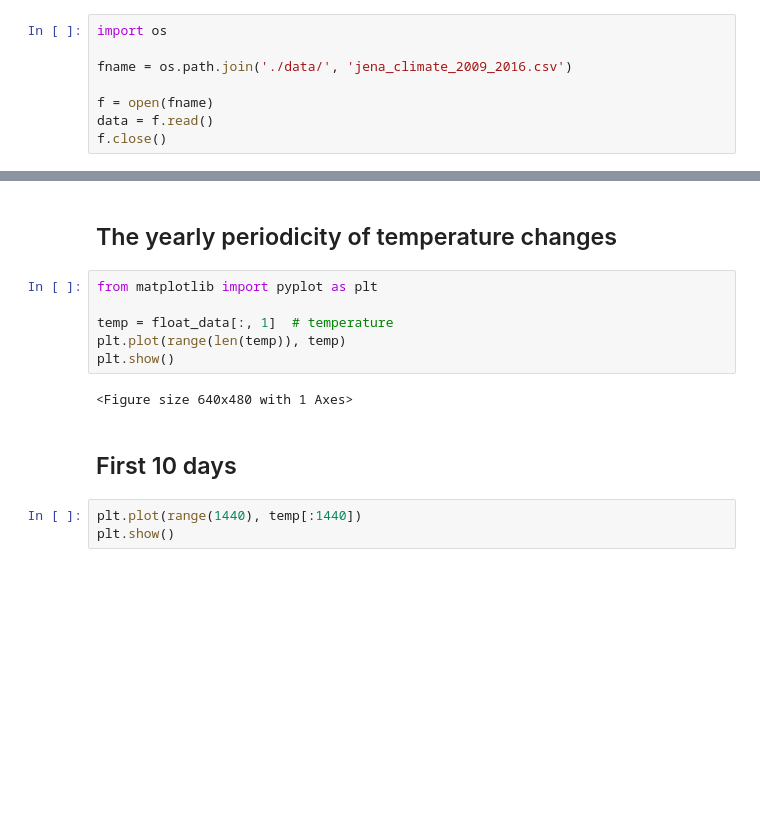
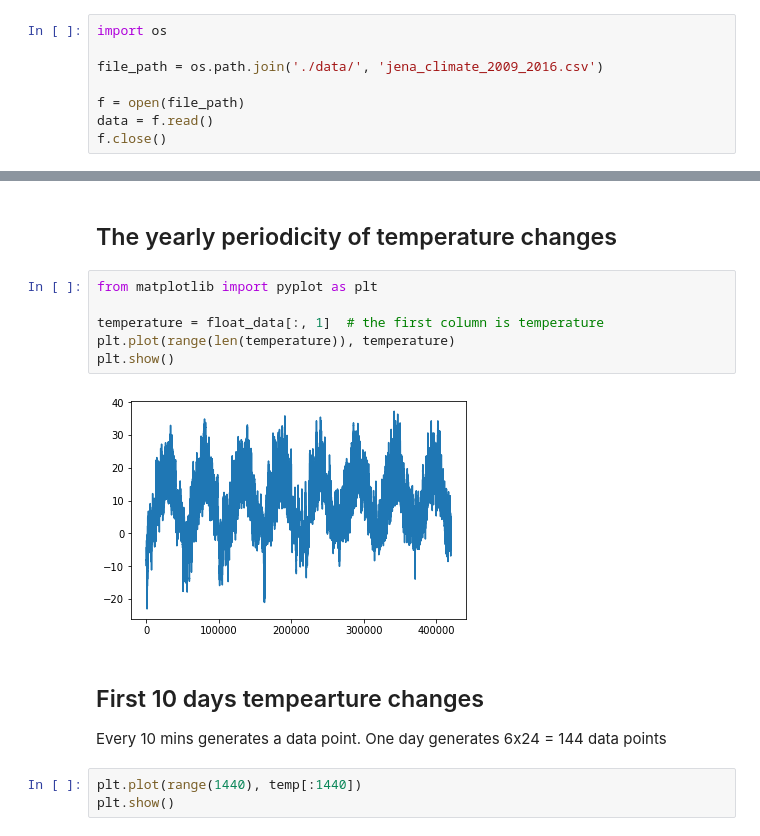
Before and after one commit to liuYing77/AI-course-notebooks, a Jupyter notebook: AI_Engineering_2018/Lesson 9/AI_Engineering_LSTM_Forecast.ipynb, the cells around one changed output, grey strips where cells are left out. Cells and saved outputs as stored; diff of their text form; blank space fills up the shorter version.

```diff
--- a/AI_Engineering_2018/Lesson 9/AI_Engineering_LSTM_Forecast.ipynb
+++ b/AI_Engineering_2018/Lesson 9/AI_Engineering_LSTM_Forecast.ipynb
@@ -7,9 +7,9 @@ https://s3.amazonaws.com/keras-datasets/jena_climate_2009_2016.csv.zip
 # %%
 import os
 
-fname = os.path.join('./data/', 'jena_climate_2009_2016.csv')
+file_path = os.path.join('./data/', 'jena_climate_2009_2016.csv')
 
-f = open(fname)
+f = open(file_path)
 data = f.read()
 f.close()
 # %% [markdown]
@@ -58,13 +58,14 @@ array([[ 9.9652e+02, -8.0200e+00,  2.6540e+02, ...,  1.0300e+00,
 # %%
 from matplotlib import pyplot as plt
 
-temp = float_data[:, 1]  # temperature
-plt.plot(range(len(temp)), temp)
+temperature = float_data[:, 1]  # the first column is temperature
+plt.plot(range(len(temperature)), temperature)
 plt.show()
 # %% [output]
-<Figure size 640x480 with 1 Axes>
+[figure, added]
-# %% [markdown]
-## First 10 days
+# %% [markdown]
+## First 10 days tempearture changes
+Every 10 mins generates a data point. One day generates 6x24 = 144 data points
 # %%
 plt.plot(range(1440), temp[:1440])
 plt.show()
```
Also changed, not shown: parts of 8 cells of this notebook, 1 other file.
